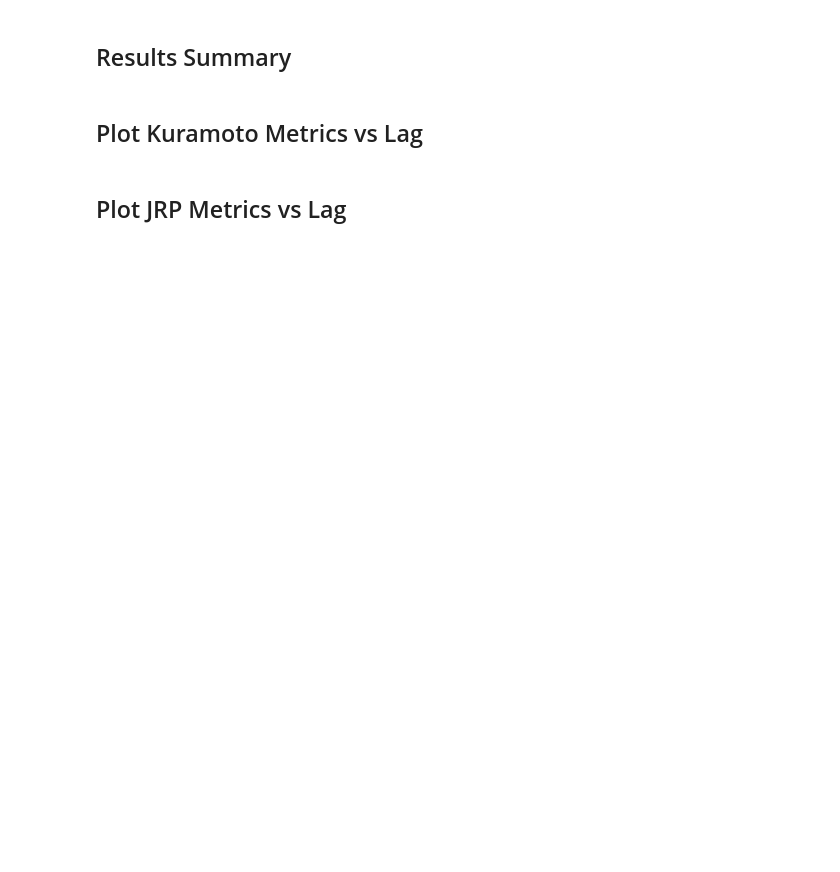
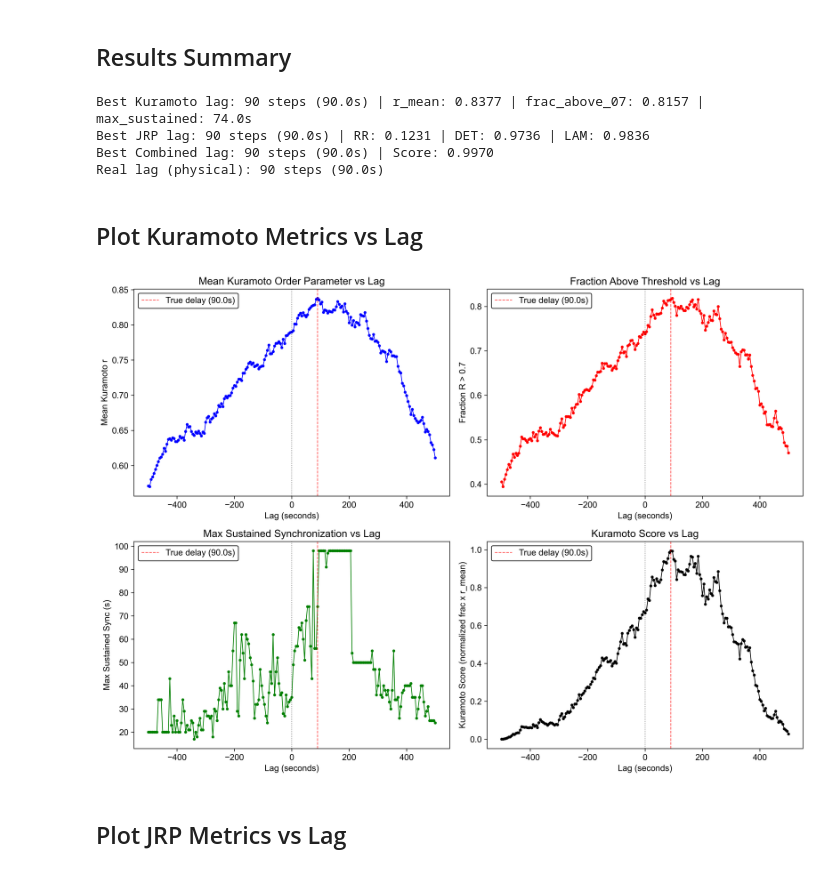
Before and after one commit to dgarciacesga/synch_delay, a Jupyter notebook: notebooks/delay_char_industrial.ipynb, the cells around one changed output. Cells and saved outputs as stored; diff of their text form; code cells hidden in the pictures; blank space fills up the shorter version.

```diff
--- a/notebooks/delay_char_industrial.ipynb
+++ b/notebooks/delay_char_industrial.ipynb
@@ -98,15 +92,15 @@ The `DelayCharacterizationPipeline` automatically:
 4. Computes combined scores
 5. Finds optimal lags from both methods
 # %%
-# --- PIPELINE SETUP ---
+# Pipeline configuration matching kuramoto_jrp_analysis_varA_varB.ipynb
 pipeline = DelayCharacterizationPipeline(
     parquet,
-    max_lag=600,        # Search up to 600 seconds (10 min at 1 Hz)
-    lag_step=10,        # 10 second steps
-    jrp_m=3,            # Embedding dimension
-    jrp_tau=1,          # Embedding delay
-    jrp_rate=0.05,      # Recurrence rate
-    jrp_smooth_size=5,  # Smoothing window
+    max_lag=500,           # Search up to 500 seconds
+    lag_step=5,            # 5 second steps
+    jrp_m=5,               # Embedding dimension (optimized from working notebook)
+    jrp_tau=1,             # Embedding delay
+    jrp_rate=0.3,          # Recurrence rate (optimized)
+    jrp_smooth_size=5,     # Smoothing window for JRP (5s at 1 Hz)
 )
 
 # Run the full pipeline
@@ -134,43 +139,61 @@ sr = pipeline.signal_pair.sampling_rate
 print(f"Best Kuramoto lag: {best_kuramoto} steps ({best_kuramoto/sr:.1f}s) | r_mean: {best_kuramoto_r:.4f} | frac_above_07: {best_kuramoto_frac:.4f} | max_sustained: {best_kuramoto_sustained:.1f}s")
 print(f"Best JRP lag: {best_jrp} steps ({best_jrp/sr:.1f}s) | RR: {best_jrp_rr:.4f} | DET: {best_jrp_det:.4f} | LAM: {best_jrp_lam:.4f}")
 print(f"Best Combined lag: {best_combined} steps ({best_combined/sr:.1f}s) | Score: {best_combined_score:.4f}")
+print(f"Real lag (physical): {real_lag} steps ({real_lag/sr:.1f}s)")
+# %% [output]
+Best Kuramoto lag: 90 steps (90.0s) | r_mean: 0.8377 | frac_above_07: 0.8157 | max_sustained: 74.0s
+Best JRP lag: 90 steps (90.0s) | RR: 0.1231 | DET: 0.9736 | LAM: 0.9836
+Best Combined lag: 90 steps (90.0s) | Score: 0.9970
+Real lag (physical): 90 steps (90.0s)
 # %% [markdown]
 ## Plot Kuramoto Metrics vs Lag
 # %%
 # Plot Kuramoto metrics
 fig, axes = plt.subplots(2, 2, figsize=(14, 10))
 fig.patch.set_facecolor('white')
 
-axes[0, 0].plot(results_df['lag_sec'], results_df['r_mean'], 'b-', linewidth=1)
+true_delay_sec = real_lag / sr
+
+axes[0, 0].plot(results_df['lag_sec'], results_df['r_mean'], 'b-o', linewidth=1, markersize=3)
 axes[0, 0].set_xlabel('Lag (seconds)')
 axes[0, 0].set_ylabel('Mean Kuramoto r')
 axes[0, 0].set_title('Mean Kuramoto Order Parameter vs Lag')
+axes[0, 0].grid(False)
 axes[0, 0].axvline(x=0, color='k', linestyle=':', alpha=0.5)
+axes[0, 0].axvline(x=true_delay_sec, color='r', linestyle='--', alpha=0.7, label=f'True delay ({true_delay_sec:.1f}s)')
 axes[0, 0].legend(frameon=True, framealpha=0.9, edgecolor='black')
 
-axes[0, 1].plot(results_df['lag_sec'], results_df['frac_above_07'], 'r-', linewidth=1)
+axes[0, 1].plot(results_df['lag_sec'], results_df['frac_above_07'], 'r-o', linewidth=1, markersize=3)
 axes[0, 1].set_xlabel('Lag (seconds)')
 axes[0, 1].set_ylabel('Fraction R > 0.7')
 axes[0, 1].set_title('Fraction Above Threshold vs Lag')
+axes[0, 1].grid(False)
 axes[0, 1].axvline(x=0, color='k', linestyle=':', alpha=0.5)
+axes[0, 1].axvline(x=true_delay_sec, color='r', linestyle='--', alpha=0.7, label=f'True delay ({true_delay_sec:.1f}s)')
 axes[0, 1].legend(frameon=True, framealpha=0.9, edgecolor='black')
 
-axes[1, 0].plot(results_df['lag_sec'], results_df['max_sustained_sec'], 'g-', linewidth=1)
+axes[1, 0].plot(results_df['lag_sec'], results_df['max_sustained_sec'], 'g-o', linewidth=1, markersize=3)
 axes[1, 0].set_xlabel('Lag (seconds)')
 axes[1, 0].set_ylabel('Max Sustained Sync (s)')
 axes[1, 0].set_title('Max Sustained Synchronization vs Lag')
+axes[1, 0].grid(False)
 axes[1, 0].axvline(x=0, color='k', linestyle=':', alpha=0.5)
+axes[1, 0].axvline(x=true_delay_sec, color='r', linestyle='--', alpha=0.7, label=f'True delay ({true_delay_sec:.1f}s)')
 axes[1, 0].legend(frameon=True, framealpha=0.9, edgecolor='black')
 
-axes[1, 1].plot(results_df['lag_sec'], results_df['kuramoto_score'], 'k-', linewidth=1)
+axes[1, 1].plot(results_df['lag_sec'], results_df['kuramoto_score'], 'k-o', linewidth=1, markersize=3)
 axes[1, 1].set_xlabel('Lag (seconds)')
 axes[1, 1].set_ylabel('Kuramoto Score (normalized frac x r_mean)')
 axes[1, 1].set_title('Kuramoto Score vs Lag')
+axes[1, 1].grid(False)
 axes[1, 1].axvline(x=0, color='k', linestyle=':', alpha=0.5)
+axes[1, 1].axvline(x=true_delay_sec, color='r', linestyle='--', alpha=0.7, label=f'True delay ({true_delay_sec:.1f}s)')
 axes[1, 1].legend(frameon=True, framealpha=0.9, edgecolor='black')
 
 plt.tight_layout()
 plt.show()
+# %% [output]
+[figure, added]
 # %% [markdown]
 ## Plot JRP Metrics vs Lag
 # %%
```
Also changed, not shown: parts of 13 cells of this notebook, 31 other files.
